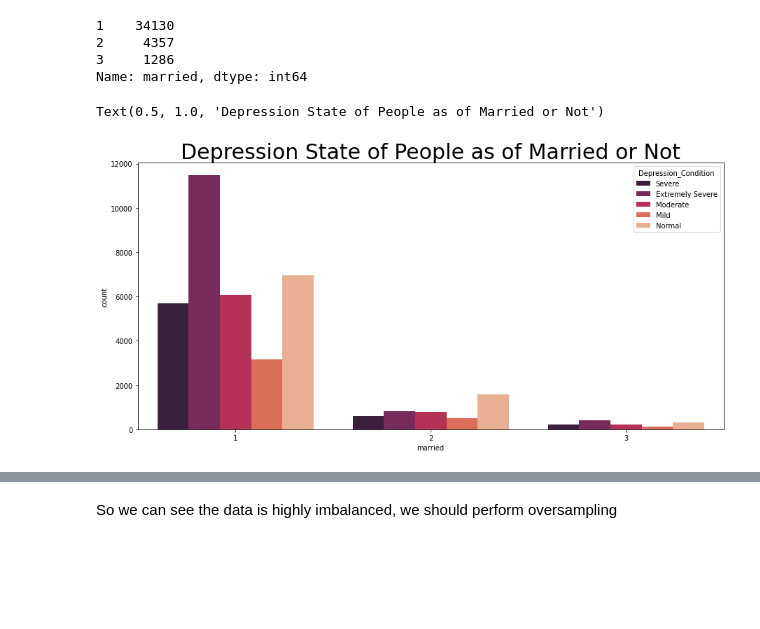
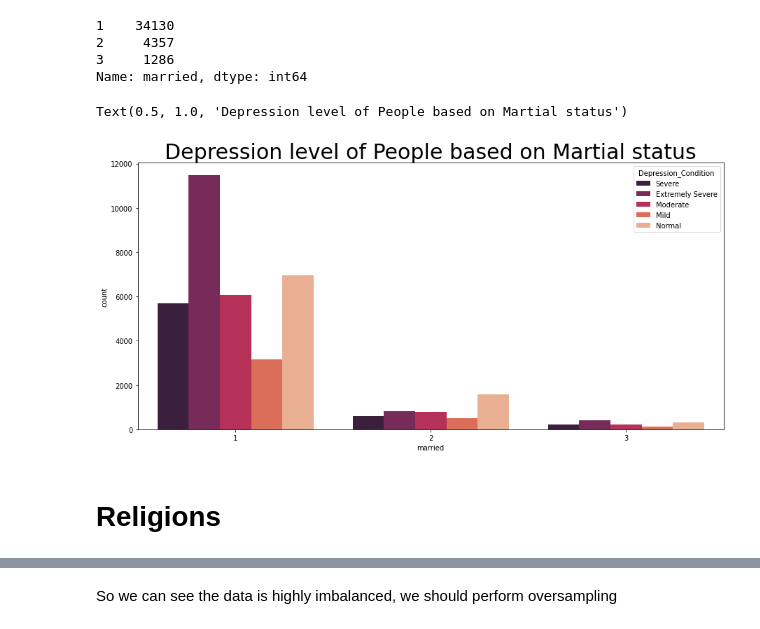
Before and after one commit to weihan444/ML-Hackathon, a Jupyter notebook: ML_Hackathon.ipynb, the cells around one changed output, grey strips where cells are left out. Cells and saved outputs as stored; diff of their text form; code cells hidden in the pictures; blank space fills up the shorter version.

```diff
--- a/ML_Hackathon.ipynb
+++ b/ML_Hackathon.ipynb
@@ -612,8 +612,10 @@ Married status
 Name: married, dtype: int64
 # %%
 plt.figure(figsize=(15,7))
-sns.countplot(Depression_set.sort_values('married').married,hue=Depression_set['Depression_Condition'],palette='rocket')
-plt.title('Depression State of People as of Married or Not',fontsize=30)
+sns.countplot(Depression_setCopy.sort_values('married').married,hue=Depression_setCopy['Depression_Condition'],palette='rocket')
+plt.title('Depression level of People based on Martial status',fontsize=30)
 # %% [output]
-Text(0.5, 1.0, 'Depression State of People as of Married or Not')
+Text(0.5, 1.0, 'Depression level of People based on Martial status')
-[figure, old version]
+[figure, new version]
+# %% [markdown]
+# Religions
```
Also changed, not shown: parts of 36 cells of this notebook.
